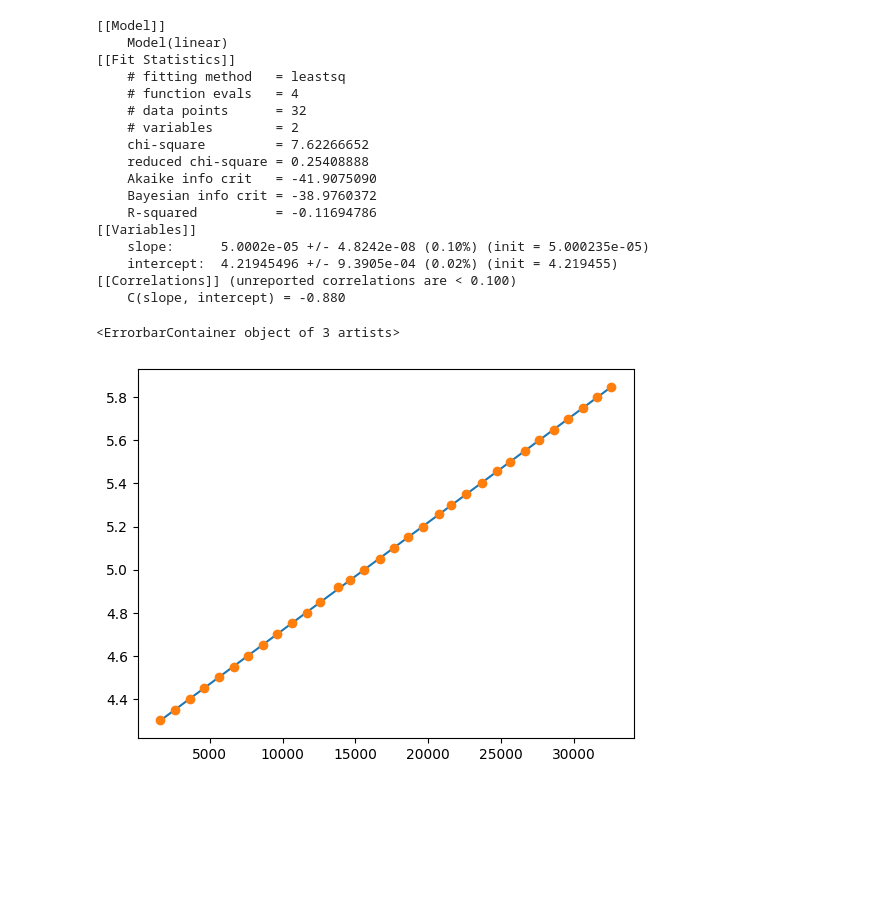
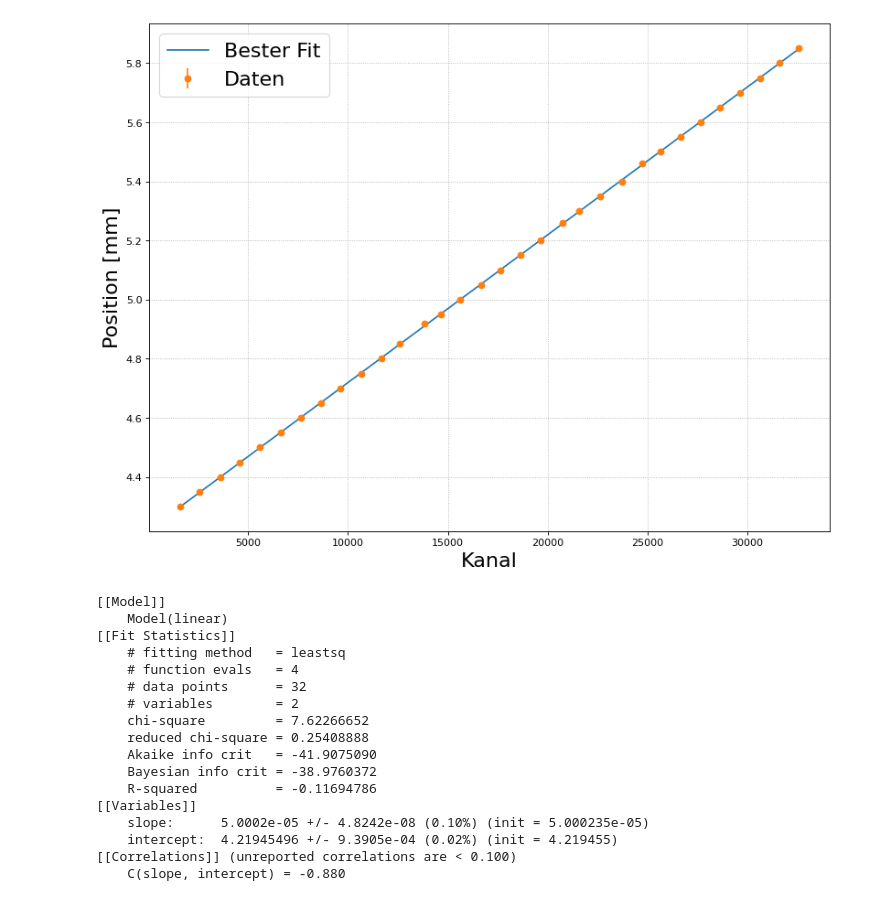
Before and after one commit to Friedrich-Jahns/Fortgeschrittenen-Praktikum-Physik, a Jupyter notebook: FP4_Michelson/A3/cpcal.ipynb, the cells around one changed output. Cells and saved outputs as stored; diff of their text form; code cells hidden in the pictures; blank space fills up the shorter version.

Commit message:
cpcal schön machen

```diff
--- a/FP4_Michelson/A3/cpcal.ipynb
+++ b/FP4_Michelson/A3/cpcal.ipynb
@@ -15,12 +15,15 @@ import scipy.constants as const
 with open('Data/cp-cal_data.txt','r') as tf:
     data = np.genfromtxt(tf).T
 # %%
+f.figsize(1)
+
 res = f.linfit(data[1],data[0],np.full(len(data[1]),0.005))
-plt.plot(data[0],res.eval(x=data[0]))
+plt.plot(data[0],res.eval(x=data[0]),label='Bester Fit')
+plt.errorbar(data[0],data[1],np.full(len(data[1]),0.005),fmt='o',label='Daten')
+f.form(xlabel='Kanal',ylabel='Position [mm]',name='Res/A3_cpcal.pdf')
 print(res.fit_report())
-
-plt.errorbar(data[0],data[1],np.full(len(data[1]),0.005),fmt='o')
 # %% [output]
+[figure, new version]
 [[Model]]
     Model(linear)
 [[Fit Statistics]]
@@ -38,8 +41,6 @@ plt.errorbar(data[0],data[1],np.full(len(data[1]),0.005),fmt='o')
     intercept:  4.21945496 +/- 9.3905e-04 (0.02%) (init = 4.219455)
 [[Correlations]] (unreported correlations are < 0.100)
     C(slope, intercept) = -0.880
-<ErrorbarContainer object of 3 artists>
-[figure, old version]
 # %%
 with open('Res/cp-cal_res.txt','w')as tf:
     tf.write(str(res.params['slope'].value)+'\t'+str(res.params['slope'].stderr)+'\t'+str(res.params['intercept'].value)+'\t'+str(res.params['intercept'].stderr))
```
Also changed, not shown: 9 other files.
